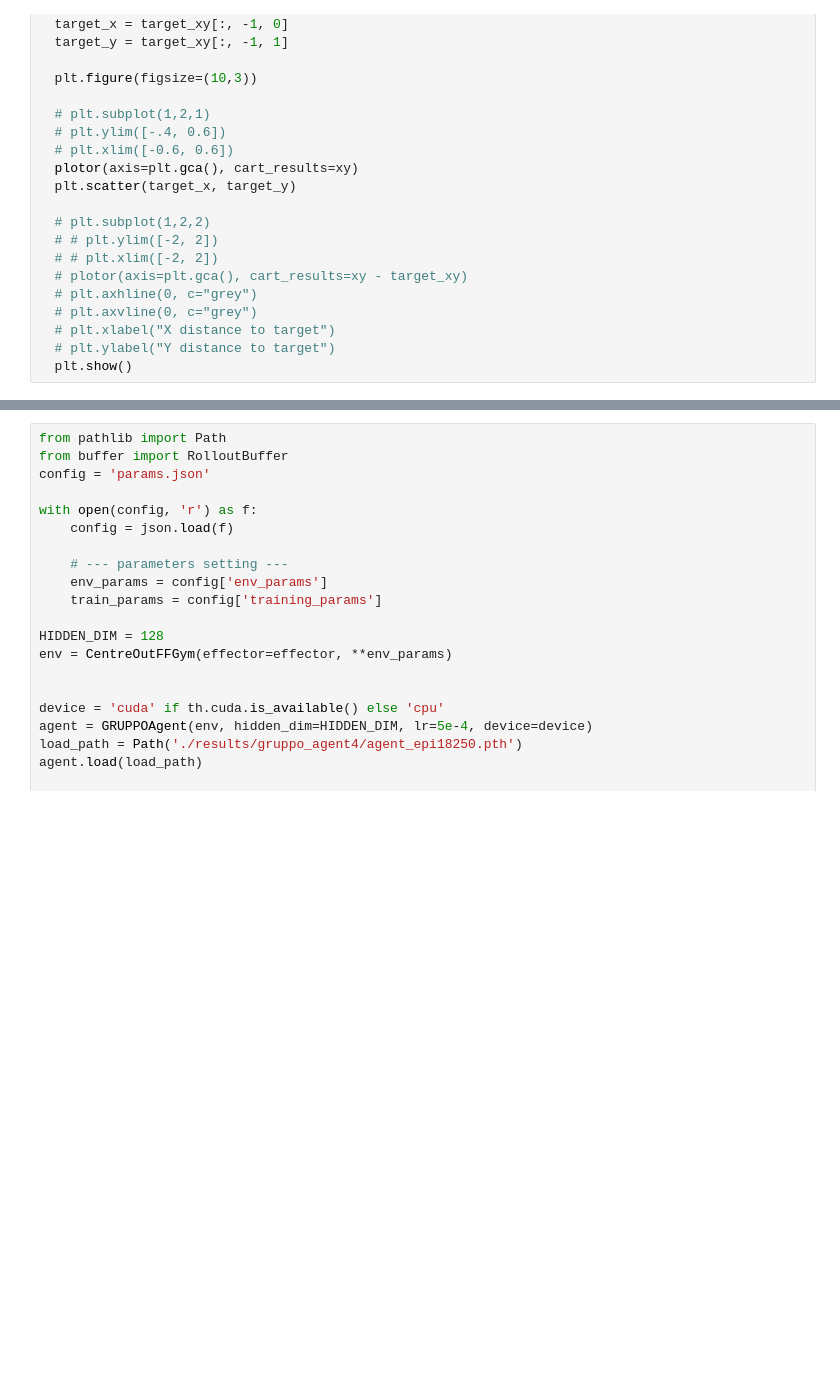
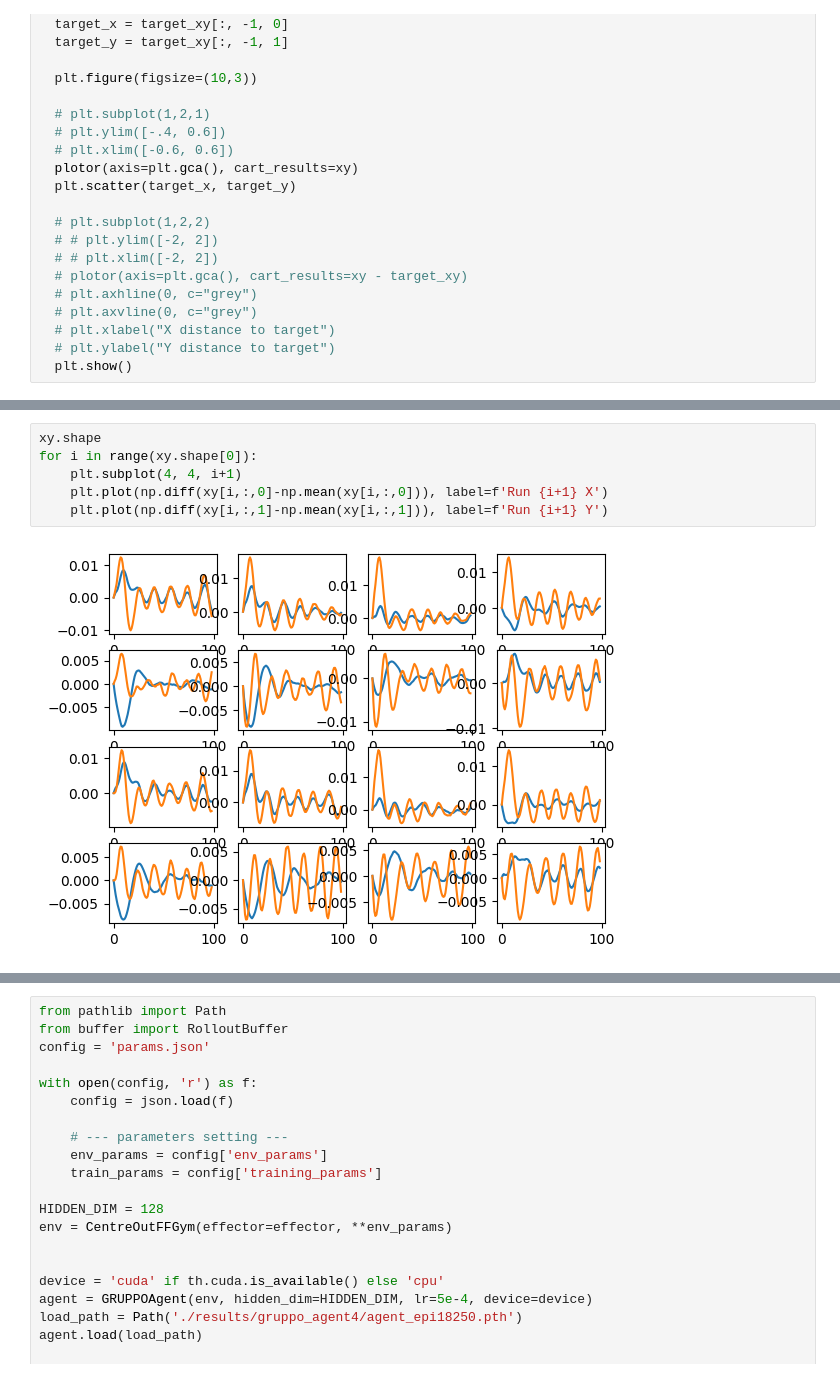
Before and after one commit to clmnlab/MotorNet, a Jupyter notebook: test.ipynb, the cells around one changed output, grey strips where cells are left out. Saved outputs shown, nothing was run; the diff lists cells and outputs as text; blank space fills up the shorter version.

```diff
--- a/test.ipynb
+++ b/test.ipynb
@@ -117,0 +141,8 @@ plot_simulations2(xy, tg)
+# %%
+xy.shape
+for i in range(xy.shape[0]):
+    plt.subplot(4, 4, i+1)
+    plt.plot(np.diff(xy[i,:,0]-np.mean(xy[i,:,0])), label=f'Run {i+1} X')
+    plt.plot(np.diff(xy[i,:,1]-np.mean(xy[i,:,1])), label=f'Run {i+1} Y')
+# %% [output]
+[figure, added]
```
Also changed, not shown: parts of 6 cells of this notebook, 8 other files.
